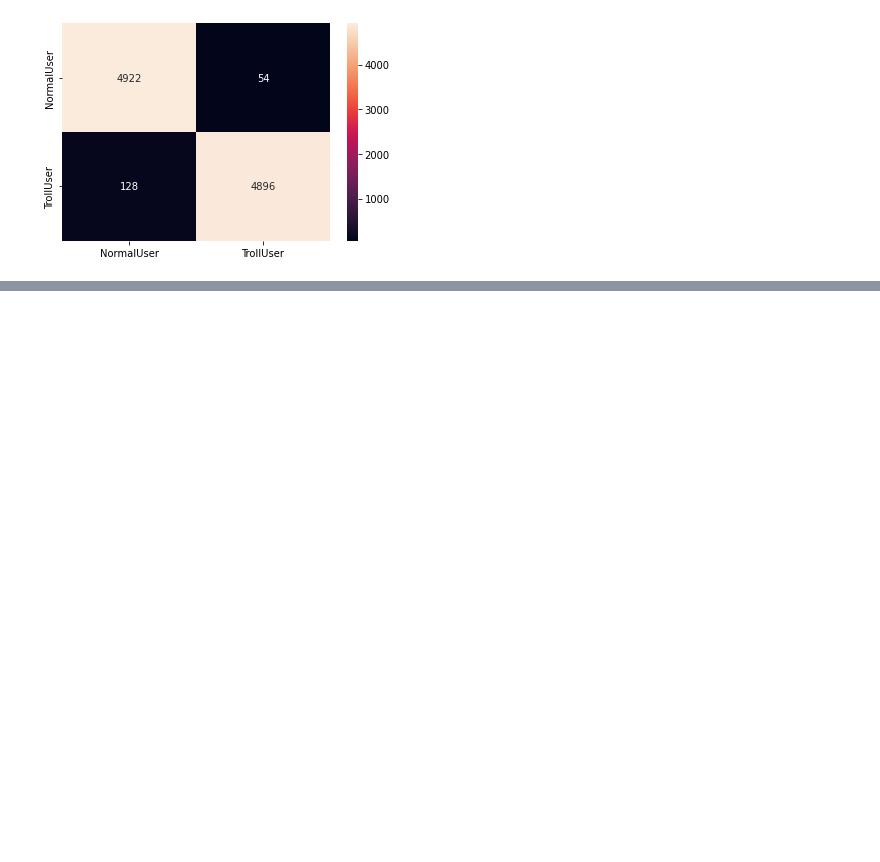
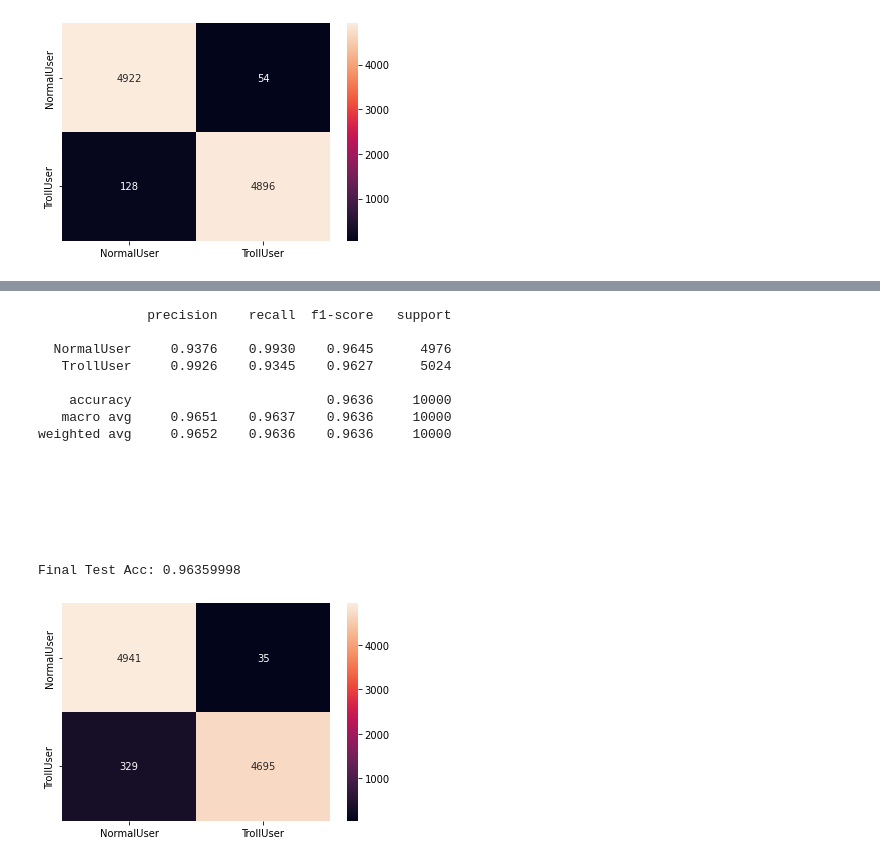
Before and after one commit to barrelchester/nlp.final-project.twitter-troll-classifier, a Jupyter notebook: dev/modelling_custom-models-exploration.ipynb, the cells around one changed output, grey strips where cells are left out. Saved outputs shown, nothing was run; the diff lists cells and outputs as text; code cells hidden in the pictures; blank space fills up the shorter version.

```diff
--- a/dev/modelling_custom-models-exploration.ipynb
+++ b/dev/modelling_custom-models-exploration.ipynb
@@ -815,3 +552,0 @@ len(y_bin), Counter(y_bin)
-# %%
-y_bin = torch.tensor(y_bin)
-torch.save(y_bin, 'y_bin.pt')
@@ -957,3 +618,0 @@ plt.show()
-# %%
-lin_model.load_state_dict(torch.load("lin_model.pt"))
-lin_model.eval()
@@ -962,5 +619,27 @@ feats[0]
 # %%
-test_acc = test(x_text[:10000], x_pos[:10000], x_ent[:10000], x_hashtag[:10000], x_feats[:10000], y[:10000],
-                lin_model, class_labels, print_confusion=True)
+lin_model_ablation.load_state_dict(torch.load(model_name))
+lin_model.eval()
+class_labels = ['NormalUser', 'TrollUser']
+test_acc = test(x_text[:10000], x_pos[:10000], x_ent[:10000], x_hashtag[:10000], x_feats[:10000], y_bin[:10000],
+                lin_model_ablation, class_labels, print_confusion=True)
 
 print('\n\n\nFinal Test Acc: %.8f' % (test_acc))
+#0.9636
+# %% [output]
+              precision    recall  f1-score   support
+
+  NormalUser     0.9376    0.9930    0.9645      4976
+   TrollUser     0.9926    0.9345    0.9627      5024
+
+    accuracy                         0.9636     10000
+   macro avg     0.9651    0.9637    0.9636     10000
+weighted avg     0.9652    0.9636    0.9636     10000
+
+
+
+
+
+
+
+Final Test Acc: 0.96359998
+[figure, added]
```
Also changed, not shown: parts of 85 cells of this notebook, 1 other file.
